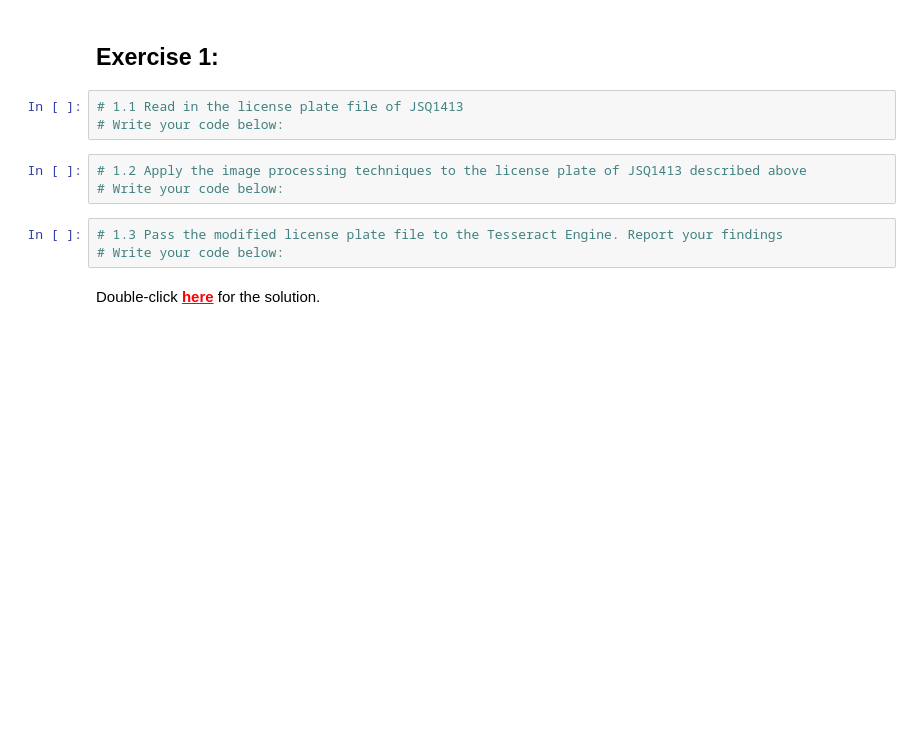
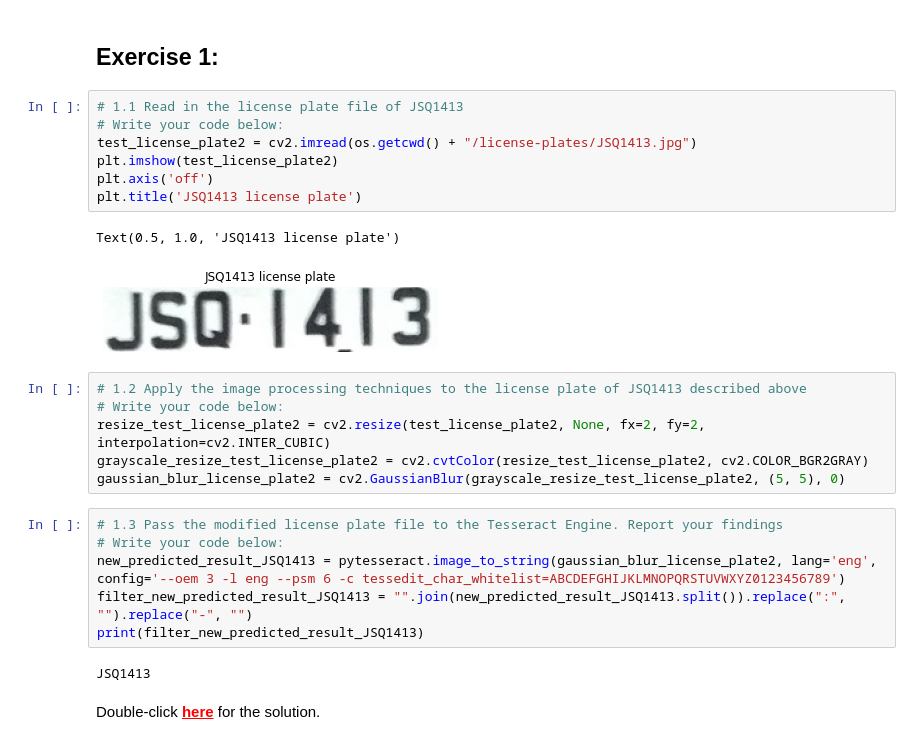
Before and after one commit to marti1125/acamica-ds-labs, a Jupyter notebook: computer_vision/TesseractOpenCV.ipynb, the cells around one changed output. Drawn from its saved outputs; the diff is of its cells as text; blank space fills up the shorter version.

```diff
--- a/computer_vision/TesseractOpenCV.ipynb
+++ b/computer_vision/TesseractOpenCV.ipynb
@@ -170,12 +210,28 @@ print(filter_new_predicted_result_GWT2180)
 # %%
 # 1.1 Read in the license plate file of JSQ1413
 # Write your code below:
+test_license_plate2 = cv2.imread(os.getcwd() + "/license-plates/JSQ1413.jpg")
+plt.imshow(test_license_plate2)
+plt.axis('off')
+plt.title('JSQ1413 license plate')
+# %% [output]
+Text(0.5, 1.0, 'JSQ1413 license plate')
+[figure, added]
 # %%
 # 1.2 Apply the image processing techniques to the license plate of JSQ1413 described above
 # Write your code below:
+resize_test_license_plate2 = cv2.resize(test_license_plate2, None, fx=2, fy=2, interpolation=cv2.INTER_CUBIC)
+grayscale_resize_test_license_plate2 = cv2.cvtColor(resize_test_license_plate2, cv2.COLOR_BGR2GRAY)
+gaussian_blur_license_plate2 = cv2.GaussianBlur(grayscale_resize_test_license_plate2, (5, 5), 0)
 # %%
 # 1.3 Pass the modified license plate file to the Tesseract Engine. Report your findings
 # Write your code below:
+new_predicted_result_JSQ1413 = pytesseract.image_to_string(gaussian_blur_license_plate2, lang='eng',
+config='--oem 3 -l eng --psm 6 -c tessedit_char_whitelist=ABCDEFGHIJKLMNOPQRSTUVWXYZ0123456789')
+filter_new_predicted_result_JSQ1413 = "".join(new_predicted_result_JSQ1413.split()).replace(":", "").replace("-", "")
+print(filter_new_predicted_result_JSQ1413)
+# %% [output]
+JSQ1413
 # %% [markdown]
 Double-click <font color="red"><b><u>here</b></u></font> for the solution.
 
```
Also changed, not shown: parts of 4 cells of this notebook, 18 other files.
